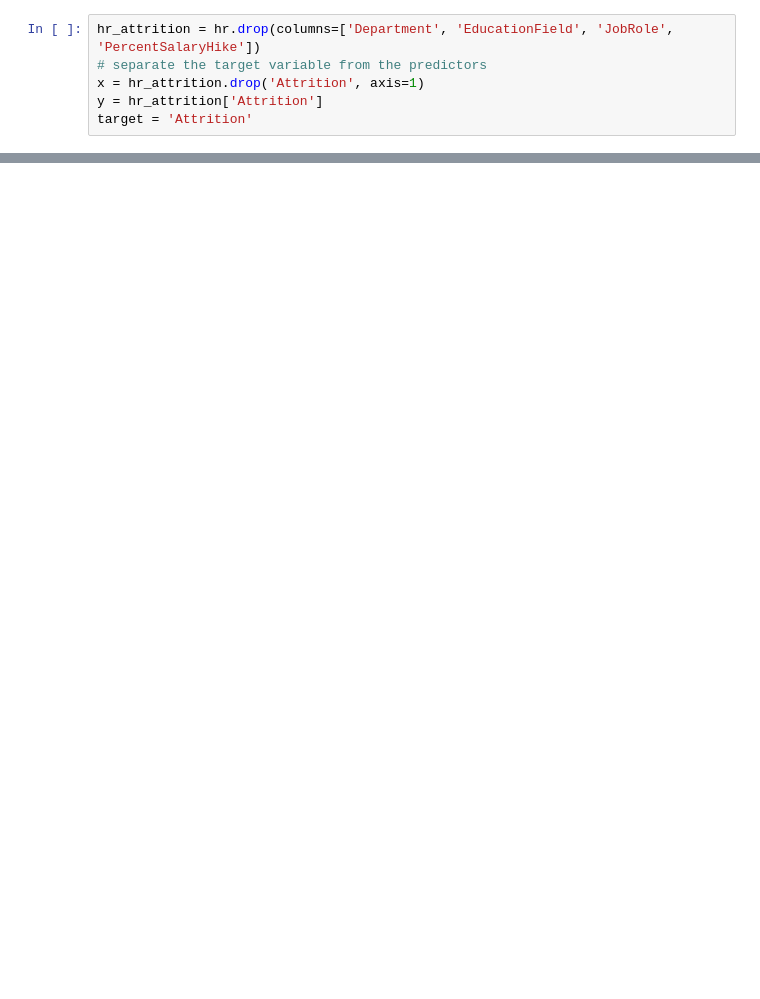
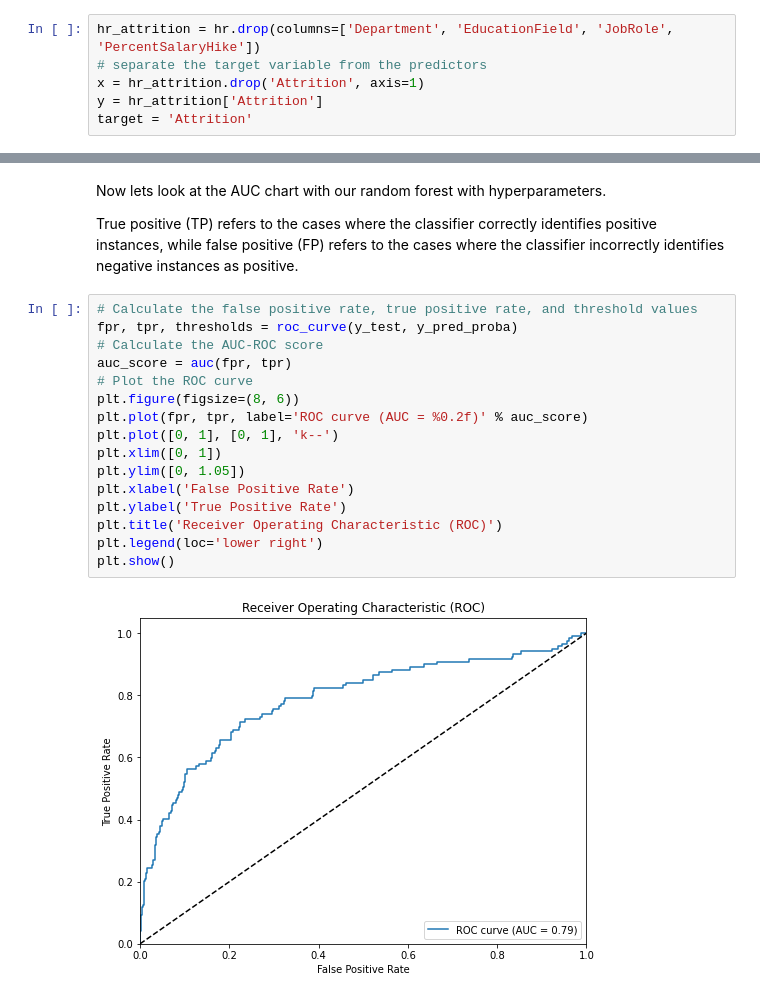
Before and after one commit to mmacrides/Personal-Projects, a Jupyter notebook: Employee Attrition - Machine Learning/EmployeeAttrition.ipynb, the cells around one changed output, grey strips where cells are left out. Saved outputs shown, nothing was run; the diff lists cells and outputs as text; blank space fills up the shorter version.

```diff
--- a/Employee Attrition - Machine Learning/EmployeeAttrition.ipynb
+++ b/Employee Attrition - Machine Learning/EmployeeAttrition.ipynb
@@ -354,0 +397,22 @@ print("Best AUC Score: ", grid_search.best_score_)
+# %% [markdown]
+Now lets look at the AUC chart with our random forest with hyperparameters.
+
+True positive (TP) refers to the cases where the classifier correctly identifies positive instances, while false positive (FP) refers to the cases where the classifier incorrectly identifies negative instances as positive.
+# %%
+# Calculate the false positive rate, true positive rate, and threshold values
+fpr, tpr, thresholds = roc_curve(y_test, y_pred_proba)
+# Calculate the AUC-ROC score
+auc_score = auc(fpr, tpr)
+# Plot the ROC curve
+plt.figure(figsize=(8, 6))
+plt.plot(fpr, tpr, label='ROC curve (AUC = %0.2f)' % auc_score)
+plt.plot([0, 1], [0, 1], 'k--')
+plt.xlim([0, 1])
+plt.ylim([0, 1.05])
+plt.xlabel('False Positive Rate')
+plt.ylabel('True Positive Rate')
+plt.title('Receiver Operating Characteristic (ROC)')
+plt.legend(loc='lower right')
+plt.show()
+# %% [output]
+[figure, added]
```
Also changed, not shown: parts of 41 cells of this notebook, 4 other files.
